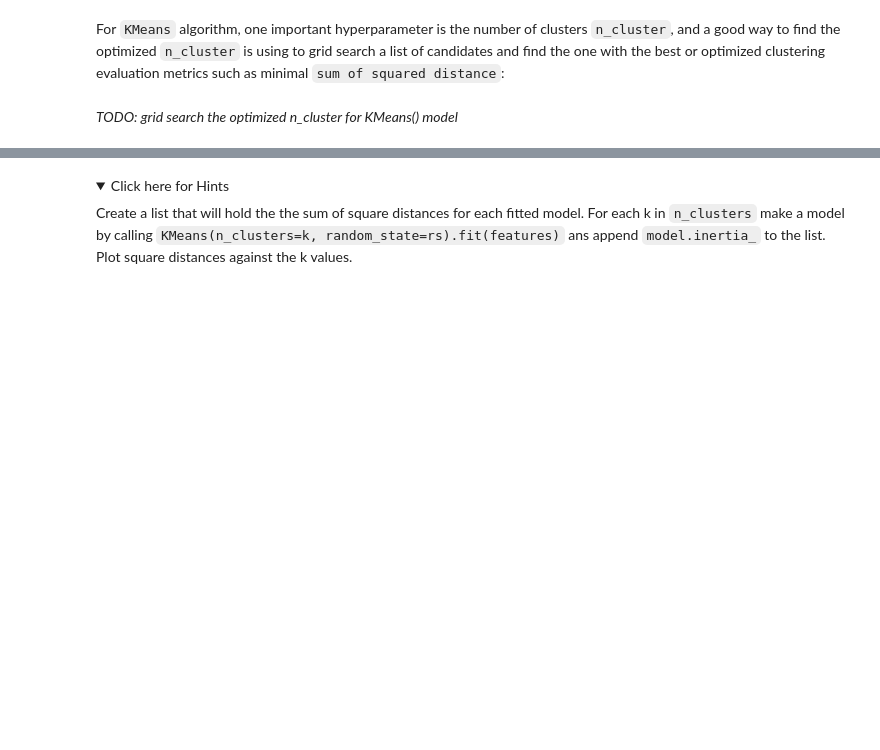
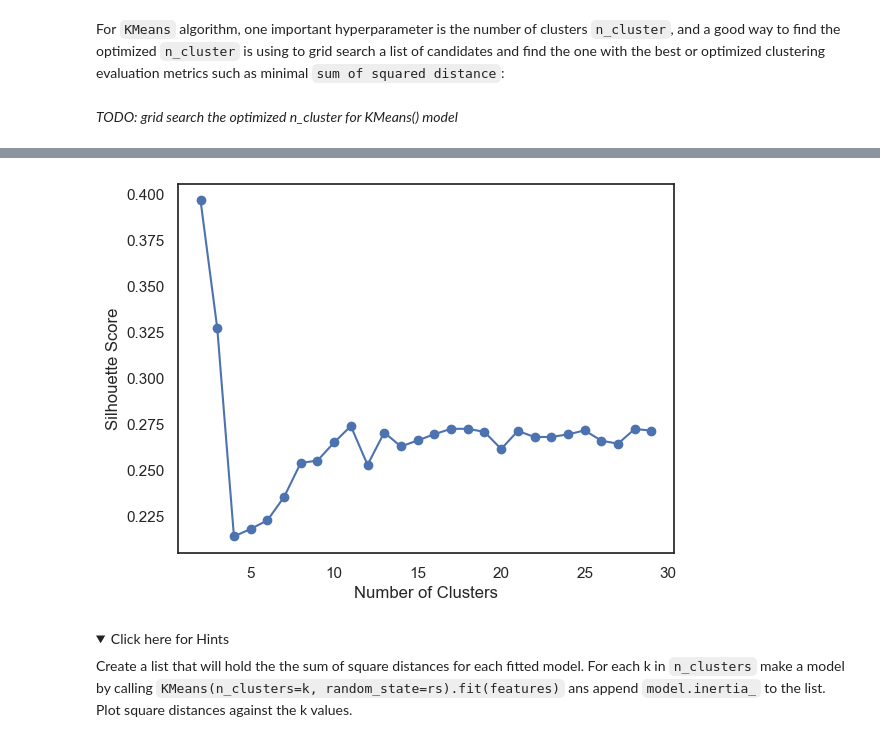
Before and after one commit to kymayodeji/ibm_ml_course, a Jupyter notebook: course6_Capstone/lab_jupyter_content_clustering.ipynb, the cells around one changed output, grey strips where cells are left out. Cells and saved outputs as stored; diff of their text form; code cells hidden in the pictures; folded sections open; blank space fills up the shorter version.

```diff
--- a/course6_Capstone/lab_jupyter_content_clustering.ipynb
+++ b/course6_Capstone/lab_jupyter_content_clustering.ipynb
@@ -211,3 +216,10 @@ plt.ylabel('Inertia');
+# %%
+plt.plot(list_k,scores)
+plt.scatter(list_k,scores)
+plt.xlabel('Number of Clusters')
+plt.ylabel('Silhouette Score');
+# %% [output]
+[figure, added]
 # %% [markdown]
 <details>
     <summary>Click here for Hints</summary>
```
Also changed, not shown: parts of 13 cells of this notebook, 3 other files.
